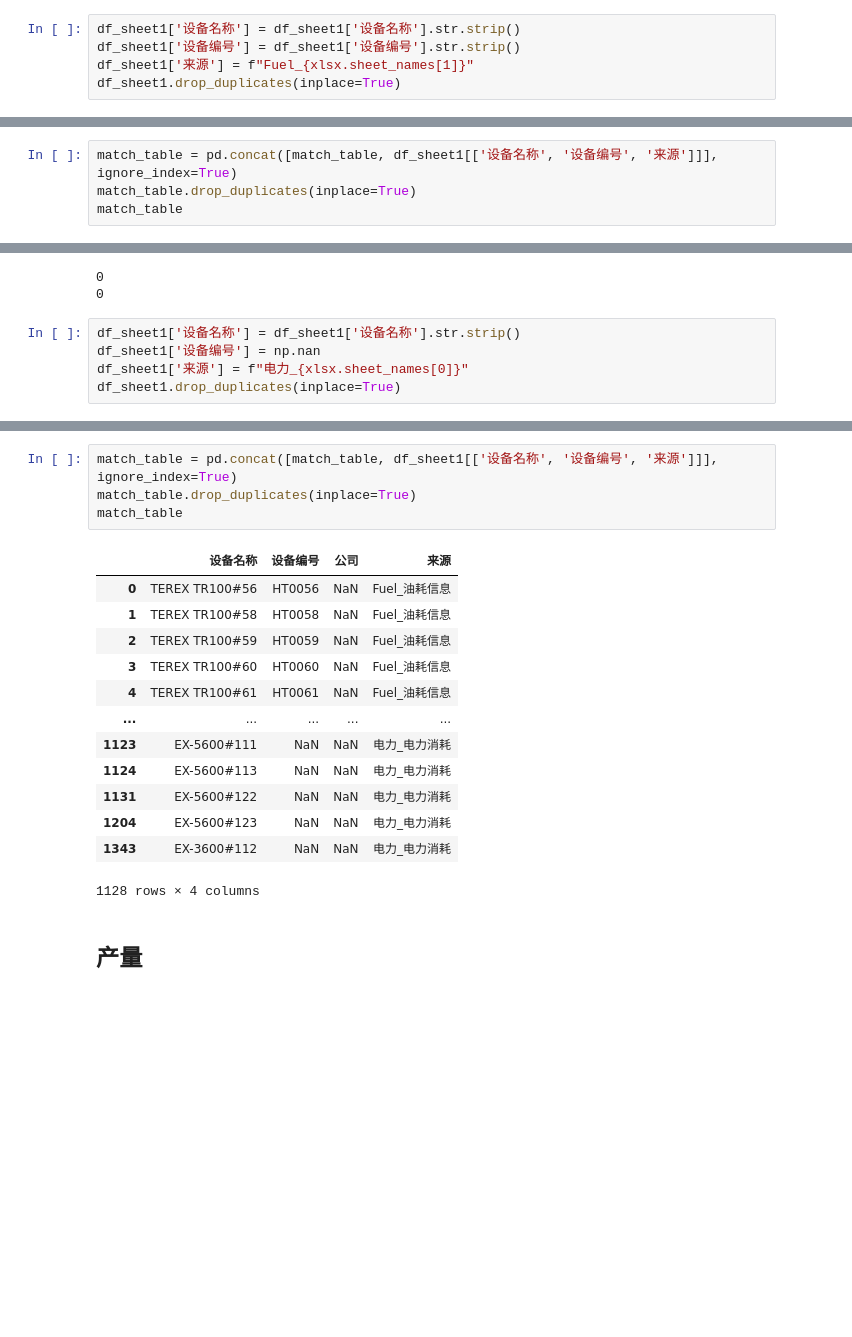
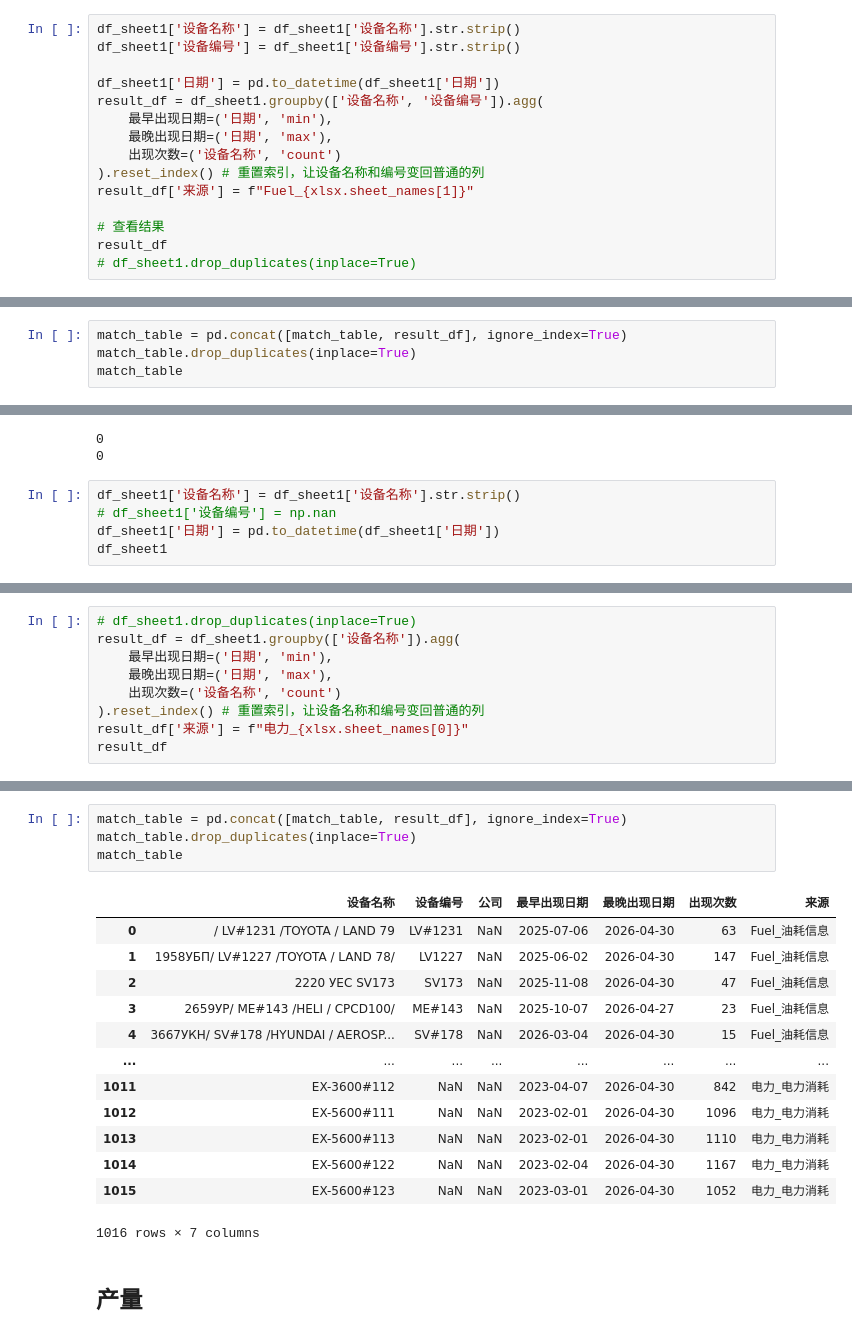
Before and after one commit to Kearney3/MiningProcessor, a Jupyter notebook: Notebook/Matching.ipynb, the cells around one changed output, grey strips where cells are left out. Saved outputs shown, nothing was run; the diff lists cells and outputs as text; blank space fills up the shorter version.

```diff
--- a/Notebook/Matching.ipynb
+++ b/Notebook/Matching.ipynb
@@ -104,5 +137,15 @@ print(df_sheet1["设备名称"].isnull().sum())
 # %%
 df_sheet1['设备名称'] = df_sheet1['设备名称'].str.strip()
 df_sheet1['设备编号'] = df_sheet1['设备编号'].str.strip()
-df_sheet1['来源'] = f"Fuel_{xlsx.sheet_names[1]}"
-df_sheet1.drop_duplicates(inplace=True)
+
+df_sheet1['日期'] = pd.to_datetime(df_sheet1['日期'])
+result_df = df_sheet1.groupby(['设备名称', '设备编号']).agg(
+    最早出现日期=('日期', 'min'),
+    最晚出现日期=('日期', 'max'),
+    出现次数=('设备名称', 'count')
+).reset_index() # 重置索引，让设备名称和编号变回普通的列
+result_df['来源'] = f"Fuel_{xlsx.sheet_names[1]}"
+
+# 查看结果
+result_df
+# df_sheet1.drop_duplicates(inplace=True)
@@ -109,5 +166,5 @@ df_sheet1.drop_duplicates(inplace=True)
 # %%
-match_table = pd.concat([match_table, df_sheet1[['设备名称', '设备编号', '来源']]], ignore_index=True)
+match_table = pd.concat([match_table, result_df], ignore_index=True)
 match_table.drop_duplicates(inplace=True)
 match_table
 # %% [output]
@@ -159,6 +216,6 @@ print(df_sheet1["电力消耗"].isnull().sum())
 0
 # %%
 df_sheet1['设备名称'] = df_sheet1['设备名称'].str.strip()
-df_sheet1['设备编号'] = np.nan
-df_sheet1['来源'] = f"电力_{xlsx.sheet_names[0]}"
-df_sheet1.drop_duplicates(inplace=True)
+# df_sheet1['设备编号'] = np.nan
+df_sheet1['日期'] = pd.to_datetime(df_sheet1['日期'])
+df_sheet1
@@ -164,0 +236,9 @@ df_sheet1.drop_duplicates(inplace=True)
+# %%
+# df_sheet1.drop_duplicates(inplace=True)
+result_df = df_sheet1.groupby(['设备名称']).agg(
+    最早出现日期=('日期', 'min'),
+    最晚出现日期=('日期', 'max'),
+    出现次数=('设备名称', 'count')
+).reset_index() # 重置索引，让设备名称和编号变回普通的列
+result_df['来源'] = f"电力_{xlsx.sheet_names[0]}"
+result_df
@@ -165,21 +252,21 @@ df_sheet1.drop_duplicates(inplace=True)
 # %%
-match_table = pd.concat([match_table, df_sheet1[['设备名称', '设备编号', '来源']]], ignore_index=True)
+match_table = pd.concat([match_table, result_df], ignore_index=True)
 match_table.drop_duplicates(inplace=True)
 match_table
 # %% [output]
-|  | 设备名称 | 设备编号 | 公司 | 来源 |
-| 0 | TEREX TR100#56 | HT0056 | NaN | Fuel_油耗信息 |
-| 1 | TEREX TR100#58 | HT0058 | NaN | Fuel_油耗信息 |
-| 2 | TEREX TR100#59 | HT0059 | NaN | Fuel_油耗信息 |
-| 3 | TEREX TR100#60 | HT0060 | NaN | Fuel_油耗信息 |
-| 4 | TEREX TR100#61 | HT0061 | NaN | Fuel_油耗信息 |
-| ... | ... | ... | ... | ... |
-| 1123 | EX-5600#111 | NaN | NaN | 电力_电力消耗 |
-| 1124 | EX-5600#113 | NaN | NaN | 电力_电力消耗 |
-| 1131 | EX-5600#122 | NaN | NaN | 电力_电力消耗 |
-| 1204 | EX-5600#123 | NaN | NaN | 电力_电力消耗 |
-| 1343 | EX-3600#112 | NaN | NaN | 电力_电力消耗 |
+|  | 设备名称 | 设备编号 | 公司 | 最早出现日期 | 最晚出现日期 | 出现次数 | 来源 |
+| 0 | / LV#1231 /TOYOTA / LAND 79 | LV#1231 | NaN | 2025-07-06 | 2026-04-30 | 63 | Fuel_油耗信息 |
+| 1 | 1958УБП/ LV#1227 /TOYOTA / LAND 78/ | LV1227 | NaN | 2025-06-02 | 2026-04-30 | 147 | Fuel_油耗信息 |
+| 2 | 2220 УЕС SV173 | SV173 | NaN | 2025-11-08 | 2026-04-30 | 47 | Fuel_油耗信息 |
+| 3 | 2659УР/ ME#143 /HELI / CPCD100/ | ME#143 | NaN | 2025-10-07 | 2026-04-27 | 23 | Fuel_油耗信息 |
+| 4 | 3667УКН/ SV#178 /HYUNDAI / AEROSP... | SV#178 | NaN | 2026-03-04 | 2026-04-30 | 15 | Fuel_油耗信息 |
+| ... | ... | ... | ... | ... | ... | ... | ... |
+| 1011 | EX-3600#112 | NaN | NaN | 2023-04-07 | 2026-04-30 | 842 | 电力_电力消耗 |
+| 1012 | EX-5600#111 | NaN | NaN | 2023-02-01 | 2026-04-30 | 1096 | 电力_电力消耗 |
+| 1013 | EX-5600#113 | NaN | NaN | 2023-02-01 | 2026-04-30 | 1110 | 电力_电力消耗 |
+| 1014 | EX-5600#122 | NaN | NaN | 2023-02-04 | 2026-04-30 | 1167 | 电力_电力消耗 |
+| 1015 | EX-5600#123 | NaN | NaN | 2023-03-01 | 2026-04-30 | 1052 | 电力_电力消耗 |
-1128 rows × 4 columns
+1016 rows × 7 columns
 # %% [markdown]
 ## 产量
 # %%
```
Also changed, not shown: parts of 49 cells of this notebook.
